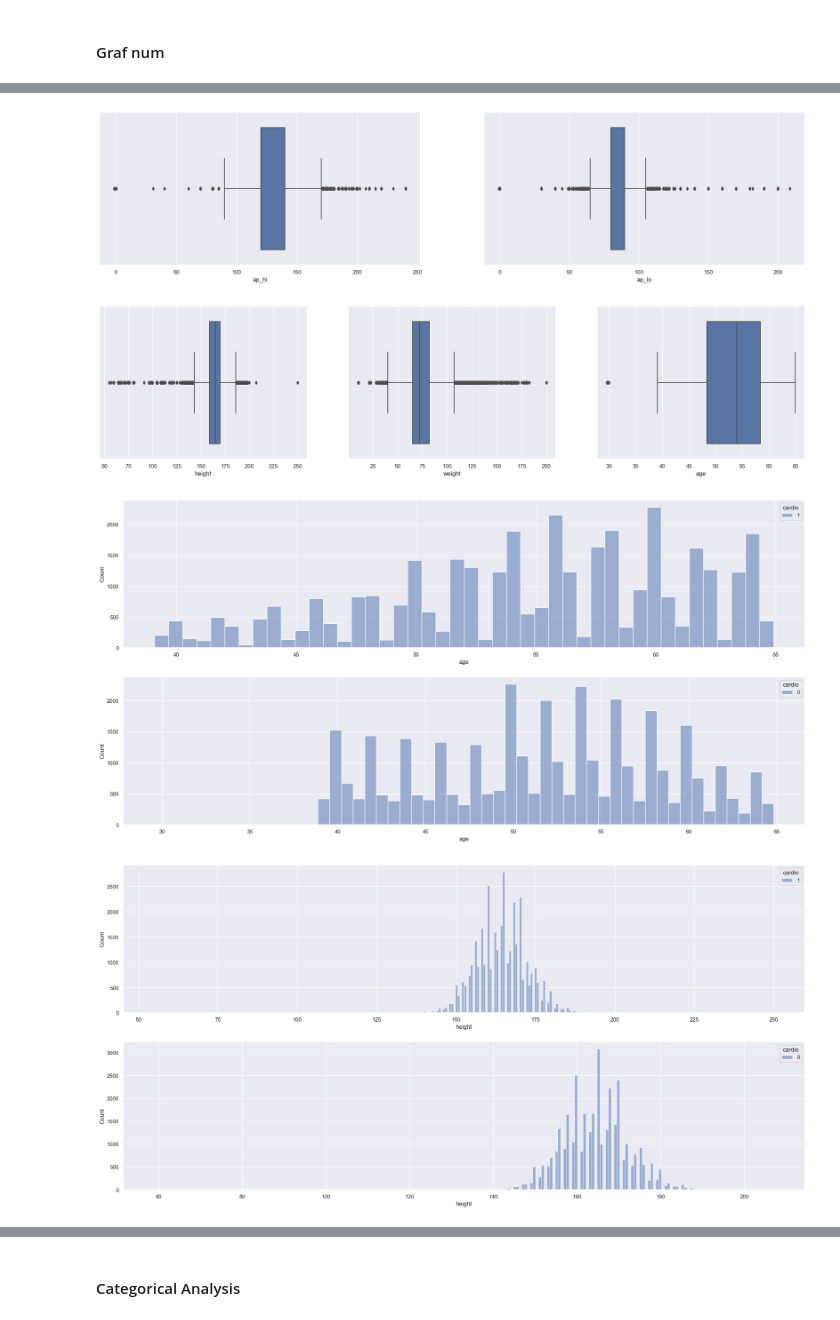
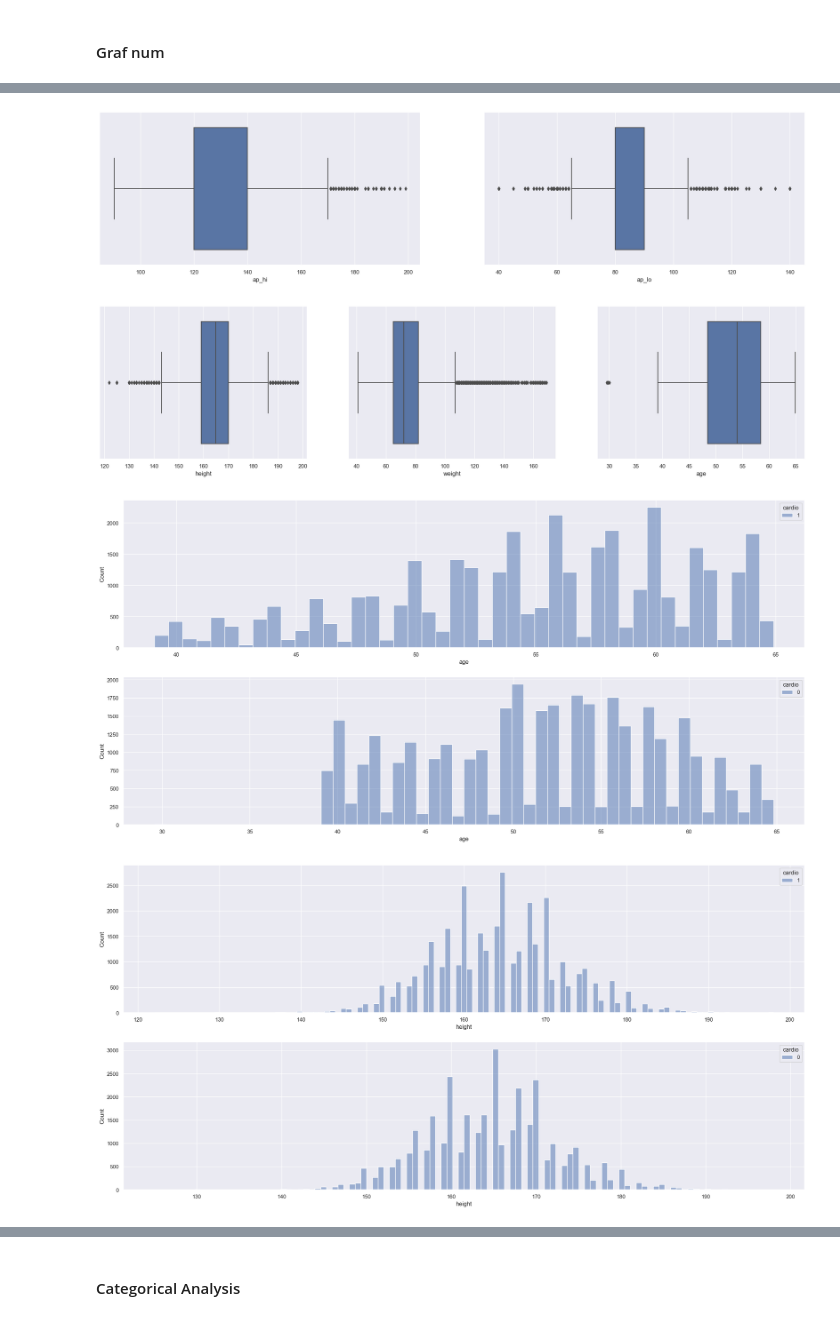
Before and after one commit to TalithaStella/CardioDisease, a Jupyter notebook: PA001-CCD ver3.ipynb, the cells around one changed output, grey strips where cells are left out. Cells and saved outputs as stored; diff of their text form; code cells hidden in the pictures.

```diff
--- a/PA001-CCD ver3.ipynb
+++ b/PA001-CCD ver3.ipynb
@@ -165,0 +188,37 @@ df1.head(5)
+# %%
+# # Removendo outliers
+
+#Peso/altura
+df2 = df2[ (df2['height'] > 120) & (df2['height'] < 200) ]
+df2 = df2[ (df2['weight'] > 40) & (df2['weight'] < 170) ]
+
+# Pressão arterial
+df2 = df2[ (df2[ 'ap_lo'] > 30 ) & (df2[ 'ap_lo' ] < 150) ] # low min 30 | Max 150
+df2 = df2[ (df2[ 'ap_hi' ] > 90 ) & (df2[ 'ap_hi' ] < 200 )] # High min 90 | Max 200
+
+
+# Creating IMC - weight/height²
+df2['imc'] = round(df2['weight'] / (df2['height'] ** 2) * 10000, 2)
+
+
+## Health_status - Intervalos do IMC
+# magreza - < 16.9 - 0
+# abaixo - 17 ~ 20 - 1
+# normal - 20 ~ 24 - 2
+# acima - 25 ~ 29 - 3
+# obesidade - 30 ~ 35 - 4
+# morbides - > 35 - 5
+
+df2['imc_status'] = df2['imc'].map(health)
+
+
+# Intervalos de PA segundo literatura:
+
+# baixa:       Hi <80  Lo <40 - 0
+# Boa:         Hi <120 Lo <80 - 1
+# normal:      Hi <129 Lo <84 - 2
+# Elevada:     Hi <139 Lo <89 - 3
+# estágio I:   Hi <159 Lo <99 - 4
+# Estágio II:  Hi <179 Lo <109 - 5
+# Estágio III: Hi >180 Lo >110 - 6
+df2['pa_status'] = df2.apply(lambda row: pa(row['ap_hi'], row['ap_lo']), axis=1)
@@ -221,23 +297,23 @@ num_attributes.hist( bins=25, figsize=(22,11) );
 # %%
 # PA
 
 plt.subplot(2, 2, 1)
-sns.boxplot(x='ap_hi',  data=df2);
+sns.boxplot(x='ap_hi',  data=df3);
 
 plt.subplot(2, 2, 2)
-sns.boxplot(x='ap_lo',  data=df2);
+sns.boxplot(x='ap_lo',  data=df3);
 # %% [output]
-[figure, old version]
+[figure, new version]
 # %%
 # cm - <130 > 200
 plt.subplot(2, 3, 1)
-sns.boxplot(x='height',  data=df2);
+sns.boxplot(x='height',  data=df3);
 
 # KG - <40 > 200
 plt.subplot(2, 3, 2)
-sns.boxplot(x='weight',  data=df2);
+sns.boxplot(x='weight',  data=df3);
 
 plt.subplot(2, 3, 3)
-sns.boxplot(x='age',  data=df2);
+sns.boxplot(x='age',  data=df3);
 # %% [output]
-[figure, old version]
+[figure, new version]
@@ -252,27 +321,27 @@ sns.boxplot(x='age',  data=df2);
 
 plt.subplot(2,1,1)
 sns.histplot(x='age',
-             data=df2[(df2['cardio'] == 1)],
+             data=df3[(df3['cardio'] == 1)],
              hue='cardio');
 
 plt.subplot(2,1,2)
 sns.histplot(x='age',
-             data=df2[(df2['cardio'] == 0)],
+             data=df3[(df3['cardio'] == 0)],
              hue='cardio');
 # %% [output]
-[figure, old version]
+[figure, new version]
 # %%
 plt.subplot(2,1,1)
 sns.histplot(x='height',
-             data=df2[(df2['cardio'] == 1)],
+             data=df3[(df3['cardio'] == 1)],
              hue='cardio');
 
 plt.subplot(2,1,2)
 sns.histplot(x='height',
-             data=df2[(df2['cardio'] == 0)],
+             data=df3[(df3['cardio'] == 0)],
              hue='cardio');
 # %% [output]
-[figure, old version]
+[figure, new version]
 # %%
 plt.subplot(2,1,1)
 sns.histplot(x='weight',
```
Also changed, not shown: parts of 49 cells of this notebook, 1 other file.
